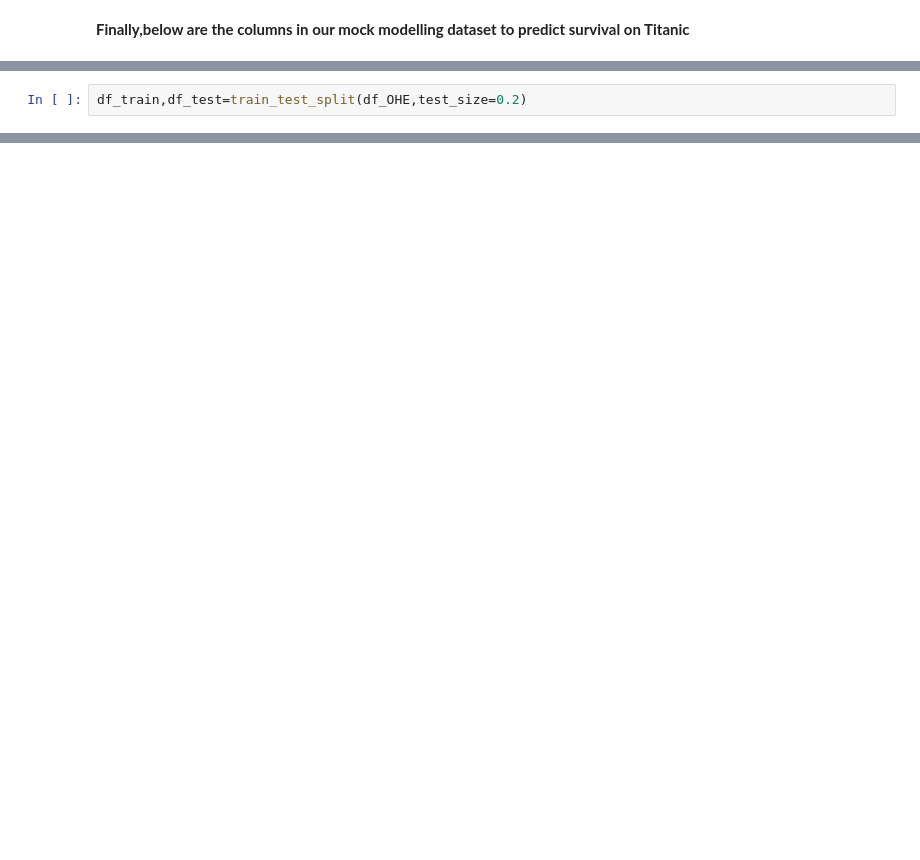
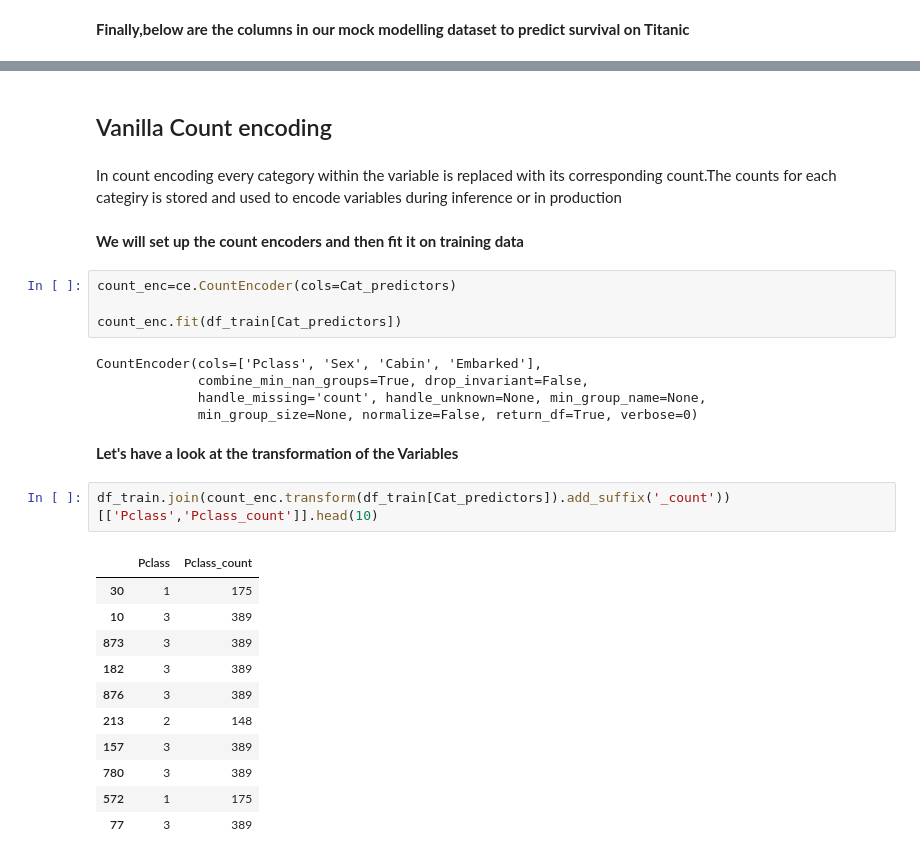
Before and after one commit to shubchat/pyconau_2020_cat_encode, a Jupyter notebook: The_art_of_categorical_encoding.ipynb, the cells around one changed output, grey strips where cells are left out. Cells and saved outputs as stored; diff of their text form; blank space fills up the shorter version.

Commit message:
Have added till Target encoding

```diff
--- a/The_art_of_categorical_encoding.ipynb
+++ b/The_art_of_categorical_encoding.ipynb
@@ -265,2 +277,0 @@ from sklearn.model_selection import train_test_split
-# %%
-df_train,df_test=train_test_split(df_OHE,test_size=0.2)
@@ -316,0 +337,31 @@ array([[28.,  0.,  0., ...,  1.,  0.,  0.],
+# %% [markdown]
+## Vanilla Count encoding
+# %% [markdown]
+In count encoding every category within the variable is replaced with its corresponding count.The counts for each categiry is stored and used to encode variables during inference or in production
+# %% [markdown]
+<b> We will set up the count encoders and then fit it on training data
+# %%
+count_enc=ce.CountEncoder(cols=Cat_predictors)
+
+count_enc.fit(df_train[Cat_predictors])
+# %% [output]
+CountEncoder(cols=['Pclass', 'Sex', 'Cabin', 'Embarked'],
+             combine_min_nan_groups=True, drop_invariant=False,
+             handle_missing='count', handle_unknown=None, min_group_name=None,
+             min_group_size=None, normalize=False, return_df=True, verbose=0)
+# %% [markdown]
+<b>Let's have a look at the transformation of the Variables
+# %%
+df_train.join(count_enc.transform(df_train[Cat_predictors]).add_suffix('_count'))[['Pclass','Pclass_count']].head(10)
+# %% [output]
+|  | Pclass | Pclass_count |
+| 30 | 1 | 175 |
+| 10 | 3 | 389 |
+| 873 | 3 | 389 |
+| 182 | 3 | 389 |
+| 876 | 3 | 389 |
+| 213 | 2 | 148 |
+| 157 | 3 | 389 |
+| 780 | 3 | 389 |
+| 572 | 1 | 175 |
+| 77 | 3 | 389 |
```
Also changed, not shown: parts of 79 cells of this notebook.
